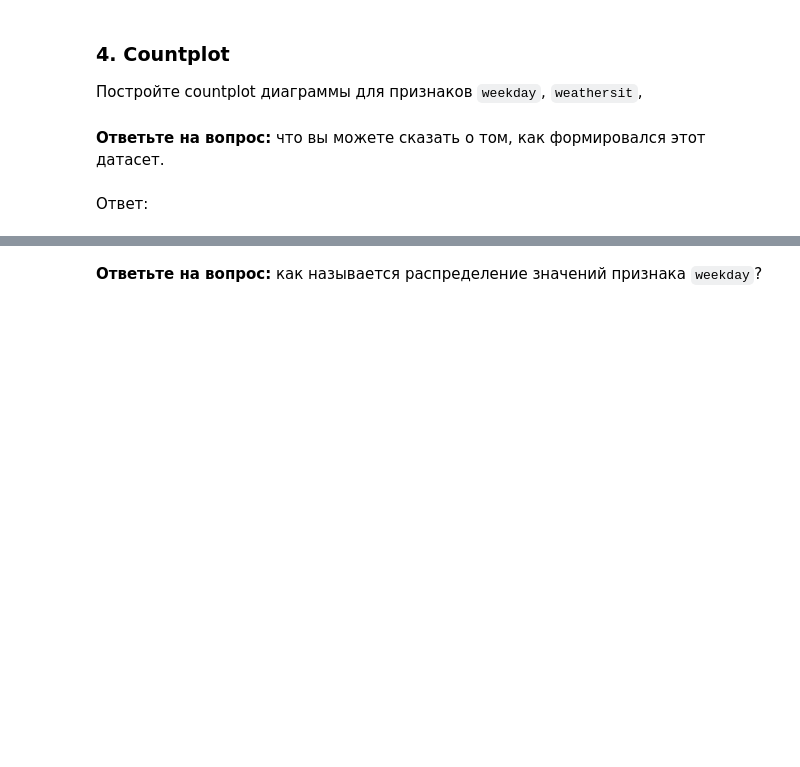
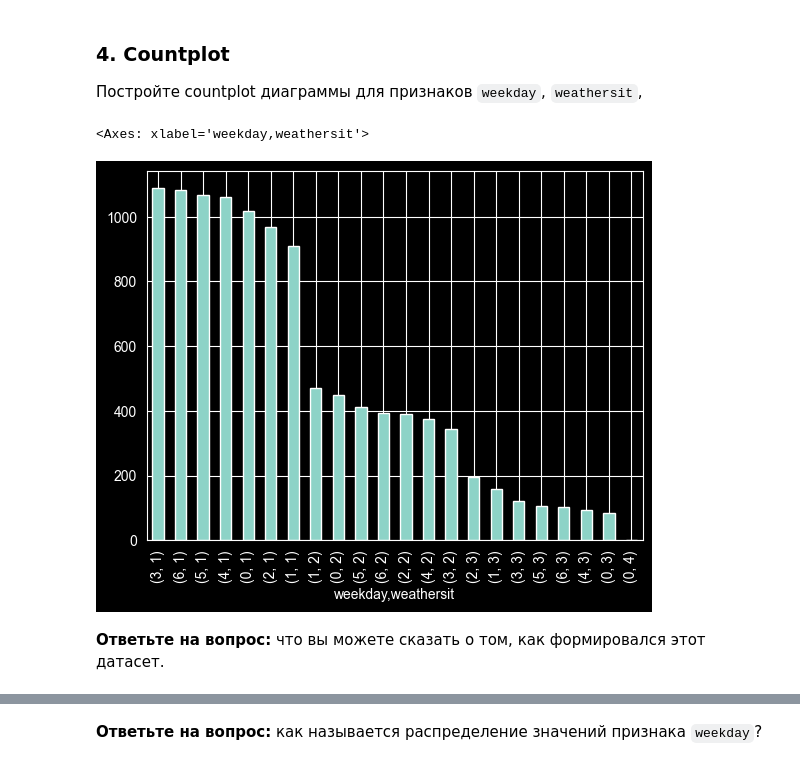
Before and after one commit to Calrission/MIIGAIK-Computer-Math, a Jupyter notebook: 5. Библиотека Pandas. Визуальный анализ данных/Практическая_работа_№5_Библиотека_Pandas.ipynb, the cells around one changed output, grey strips where cells are left out. Drawn from its saved outputs; the diff is of its cells as text; code cells hidden in the pictures; blank space fills up the shorter version.

```diff
--- a/5. Библиотека Pandas. Визуальный анализ данных/Практическая_работа_№5_Библиотека_Pandas.ipynb
+++ b/5. Библиотека Pandas. Визуальный анализ данных/Практическая_работа_№5_Библиотека_Pandas.ipynb
@@ -450,7 +310,12 @@ _(чем больше значение, тем больше прокатов и
 ### 4. Countplot
 
 Постройте countplot диаграммы для признаков `weekday`, `weathersit`,
+# %%
+data = df[["weekday", "weathersit"]].value_counts()
+# По оси X: (i, j), где i - день недели (c 0) и j - тип погоды (от хорошей ло плохой)
+data.plot.bar()
+# %% [output]
+<Axes: xlabel='weekday,weathersit'>
+[figure, added]
 # %% [markdown]
 **Ответьте на вопрос:** что вы можете сказать о том, как формировался этот датасет.
-# %% [markdown]
-Ответ:
```
Also changed, not shown: parts of 55 cells of this notebook, 1 other file.
